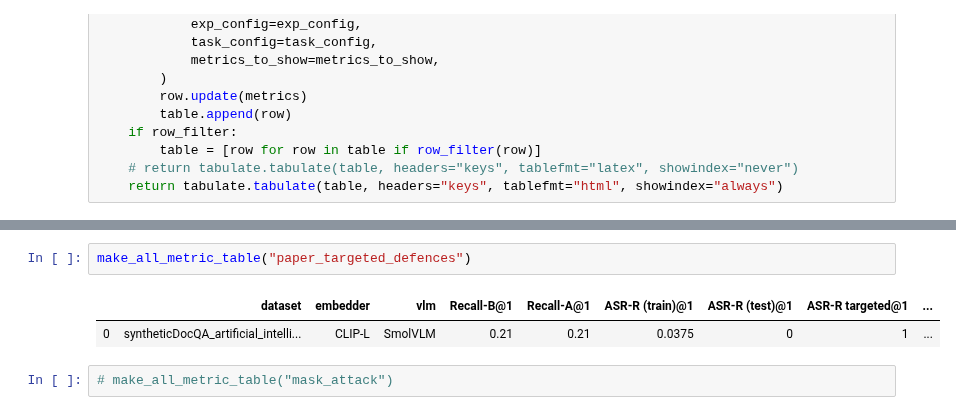
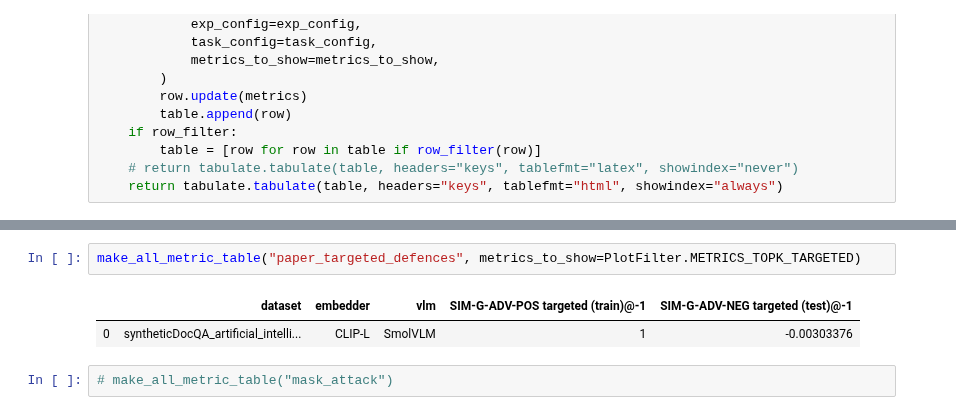
Before and after one commit to alan-turing-institute/mumoRAG-attacks, a Jupyter notebook: src/generate_plots.ipynb, the cells around one changed output, grey strips where cells are left out. Cells and saved outputs as stored; diff of their text form.

```diff
--- a/src/generate_plots.ipynb
+++ b/src/generate_plots.ipynb
@@ -176,8 +104,8 @@ make_all_metric_table("paper_defences")
 # %%
-make_all_metric_table("paper_targeted_defences")
+make_all_metric_table("paper_targeted_defences", metrics_to_show=PlotFilter.METRICS_TOPK_TARGETED)
 # %% [output]
-|  | dataset | embedder | vlm | Recall-B@1 | Recall-A@1 | ASR-R (train)@1 | ASR-R (test)@1 | ASR-R targeted@1 | ... |
-| 0 | syntheticDocQA_artificial_intelli... | CLIP-L | SmolVLM | 0.21 | 0.21 | 0.0375 | 0 | 1 | ... |
+|  | dataset | embedder | vlm | SIM-G-ADV-POS targeted (train)@-1 | SIM-G-ADV-NEG targeted (test)@-1 |
+| 0 | syntheticDocQA_artificial_intelli... | CLIP-L | SmolVLM | 1 | -0.00303376 |
 # %%
 # make_all_metric_table("mask_attack")
 # %%
```
Also changed, not shown: parts of 19 cells of this notebook, 1 other file.
